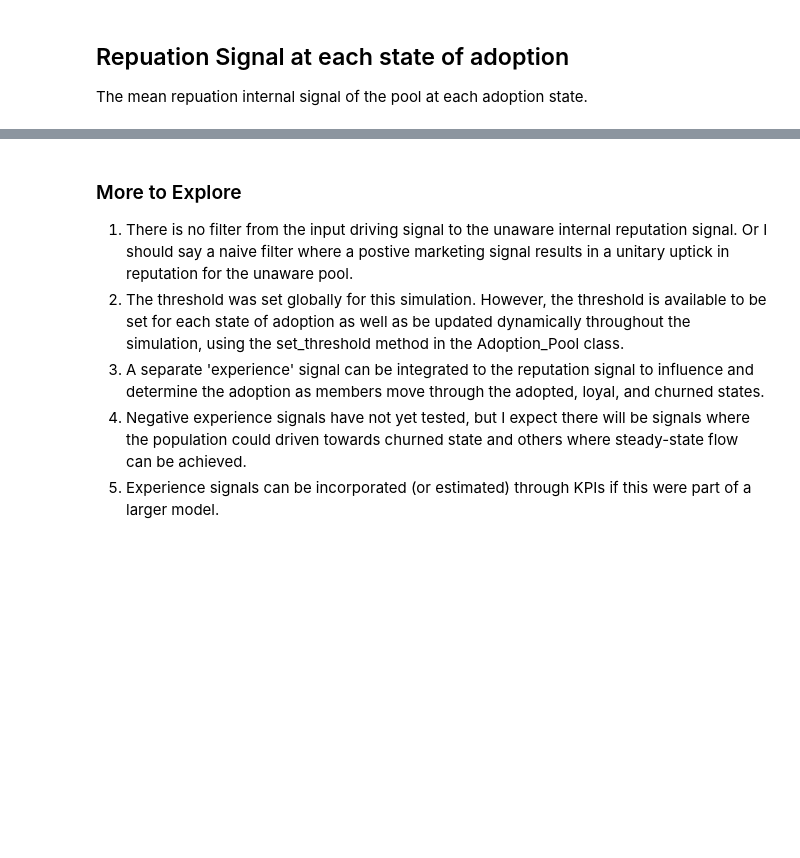
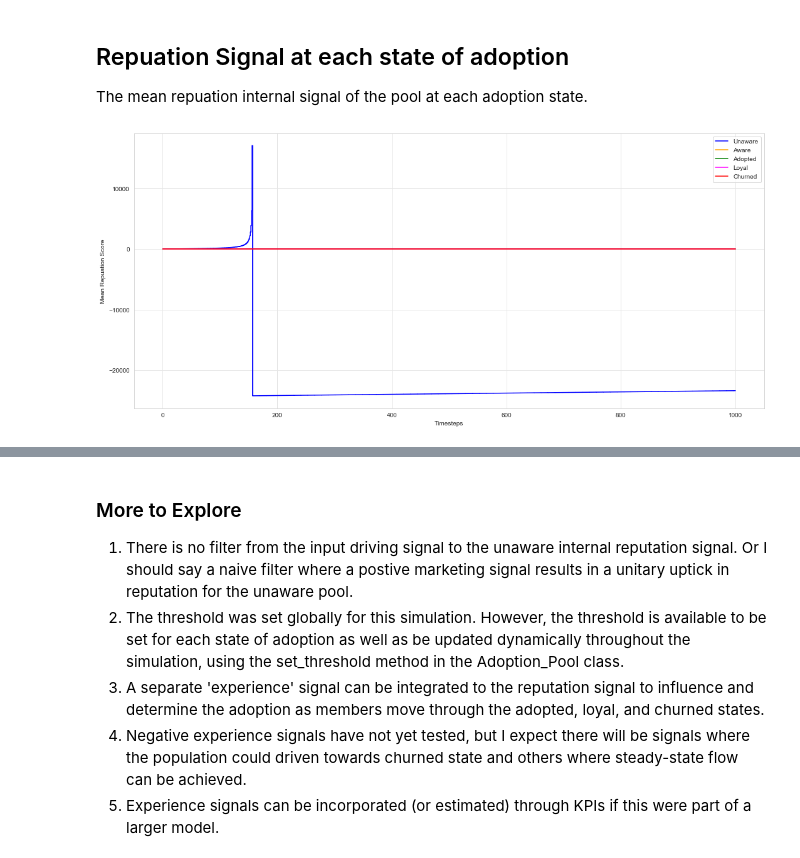
Before and after one commit to matttyb80/adoption_funnel, a Jupyter notebook: adoption_funnel_cadcad415.ipynb, the cells around one changed output, grey strips where cells are left out. Saved outputs shown, nothing was run; the diff lists cells and outputs as text; code cells hidden in the pictures; blank space fills up the shorter version.

```diff
--- a/adoption_funnel_cadcad415.ipynb
+++ b/adoption_funnel_cadcad415.ipynb
@@ -225,4 +281,58 @@ plt.close()
 # %% [markdown]
 ## Repuation Signal at each state of adoption
 The mean repuation internal signal of the pool at each adoption state.
+# %%
+# experiments = experiments.sort_values(by =['SOURCE_POOL']).reset_index(drop=True)
+df = experiments.copy()
+
+cols = 1
+rows = 1
+cc_idx = 0
+
+# while cc_idx<len(experiments):
+#     cc = experiments.iloc[cc_idx]['SOURCE_POOL']
+#     cc_label = experiments.iloc[cc_idx]['SOURCE_POOL']
+# #     secondary_label = experiments.iloc[cc_idx]['route_allocation']
+#     sub_experiments = experiments[experiments['SOURCE_POOL']==cc]
+#     cc_idx += len(sub_experiments)
+fig, ax = plt.subplots(ncols=cols, nrows=rows, figsize=(15*cols,7*rows))
+#     sub_experiments.reset_index(drop=False)
+#     for i, experiment in sub_experiments.iterrows():
+#         df = experiment['dataset'].copy()
+
+df['unaware'] = df.pool.apply(lambda x: np.array(x.state['unaware']['reputation']))
+df['aware'] = df.pool.apply(lambda x: np.array(x.state['aware']['reputation']))
+df['adopted'] = df.pool.apply(lambda x: np.array(x.state['adopted']['reputation']))
+df['loyal'] = df.pool.apply(lambda x: np.array(x.state['loyal']['reputation']))
+df['churned'] = df.pool.apply(lambda x: np.array(x.state['churned']['reputation']))
+
+
+#         df = df.groupby('timestep').agg({'churned': ['min', 'mean', 'max']}).reset_index()
+
+#         plot_label = experiment['SOURCE_POOL']
+#         ax = axs
+#         title = 'Reputation by Pool' + '\n' + 'Scenario: ' + str(cc_label)  + ' SOURCE_POOL'
+#         ax.set_title(title)
+ax.set_ylabel('Mean Repuation Score')
+colors = ['b','orange', 'g', 'magenta', 'r']
+
+ax.plot(df.timestep, df['unaware'],color = colors[0], label='Unaware')
+ax.plot(df.timestep, df['aware'],color = colors[1], label='Aware')
+ax.plot(df.timestep, df['adopted'],color = colors[2], label='Adopted')
+ax.plot(df.timestep, df['loyal'],color = colors[3], label='Loyal')
+ax.plot(df.timestep, df['churned'],color = colors[4], label='Churned')
+
+ax.legend()
+
+ax.set_xlabel('Timesteps')
+ax.grid(color='0.9', linestyle='-', linewidth=1)
+
+plt.tight_layout()
+
+fig.tight_layout(rect=[0, 0, 1, .97])
+fig.patch.set_alpha(1)
+display(fig)
+plt.close()
+# %% [output]
+[figure, added]
 # %%
```
Also changed, not shown: parts of 14 cells of this notebook, 1 other file.
